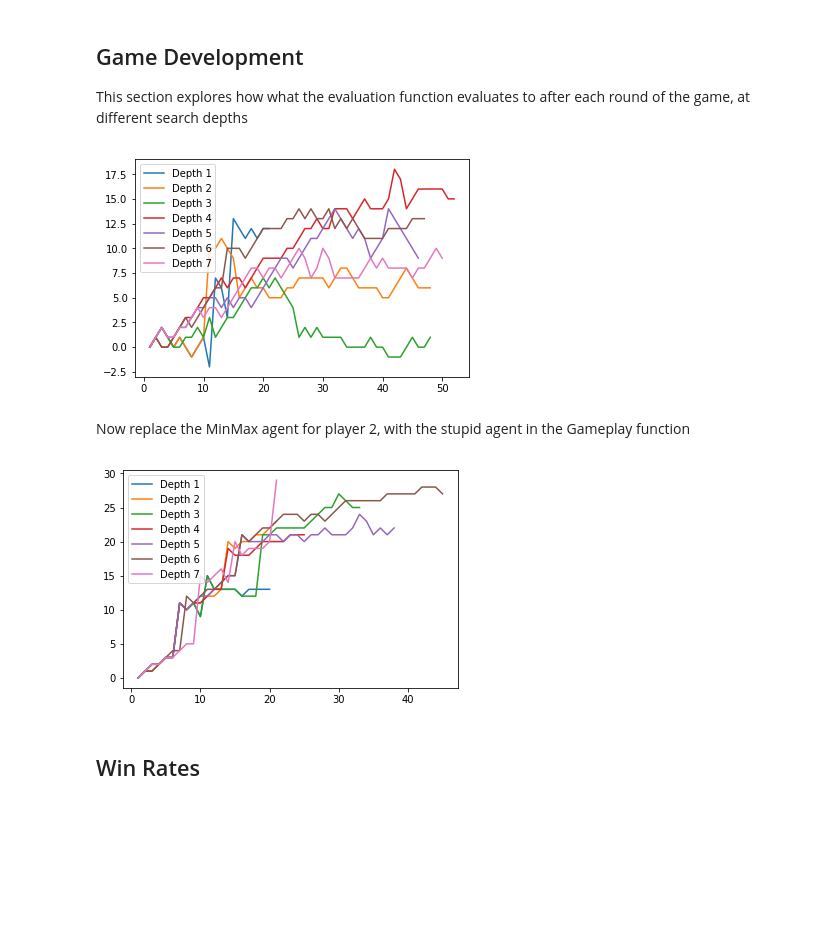
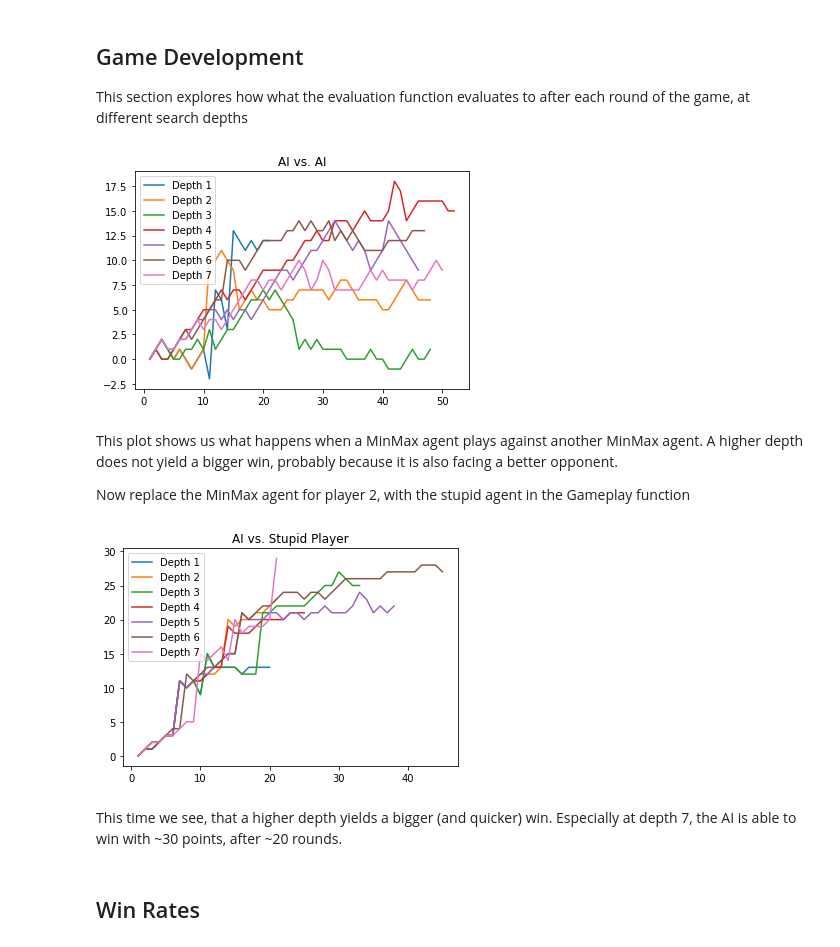
Before and after one commit to Holstrup/KalahaAI, a Jupyter notebook: AgentInspection.ipynb, the cells around one changed output. Drawn from its saved outputs; the diff is of its cells as text; code cells hidden in the pictures; blank space fills up the shorter version.

```diff
--- a/AgentInspection.ipynb
+++ b/AgentInspection.ipynb
@@ -91,8 +91,8 @@ def gameplay(depth, human = False, delay = 0):
 
         else:
             game_copy = copy.deepcopy(game)
-            # hole = game.possible_actions()[0]           # <- Stupid Agent
-            hole = random.choice(game.possible_actions()) # <- Random Agent
+            hole = game.possible_actions()[0]           # <- Stupid Agent
+            # hole = random.choice(game.possible_actions()) # <- Random Agent
             # hole = ai_2.find_next_move(game_copy)       # <- MinMax Agent
             game.take(hole)
 
@@ -107,11 +107,14 @@ for i in range(1, 8, 1):
 # %%
 for i, series in enumerate(game_series):
     plt.plot(range(1,len(series) + 1, 1), series, label="Depth {}".format(i + 1))
+plt.title("AI vs. AI")
 plt.legend(loc="upper left")
 plt.show()
 # %% [output]
-[figure, old version]
+[figure, new version]
 # %% [markdown]
+This plot shows us what happens when a MinMax agent plays against another MinMax agent. A higher depth does not yield a bigger win, probably because it is also facing a better opponent.
+
 Now replace the MinMax agent for player 2, with the stupid agent in the Gameplay function
 # %%
 game_series = []
@@ -120,10 +123,13 @@ for i in range(1, 8, 1):
 # %%
 for i, series in enumerate(game_series):
     plt.plot(range(1,len(series) + 1, 1), series, label="Depth {}".format(i + 1))
+plt.title("AI vs. Stupid Player")
 plt.legend(loc="upper left")
 plt.show()
 # %% [output]
-[figure, old version]
+[figure, new version]
+# %% [markdown]
+This time we see, that a higher depth yields a bigger (and quicker) win. Especially at depth 7, the AI is able to win with ~30 points, after ~20 rounds.
 # %% [markdown]
 ## Win Rates
 # %%
```
Also changed, not shown: parts of 5 cells of this notebook.
